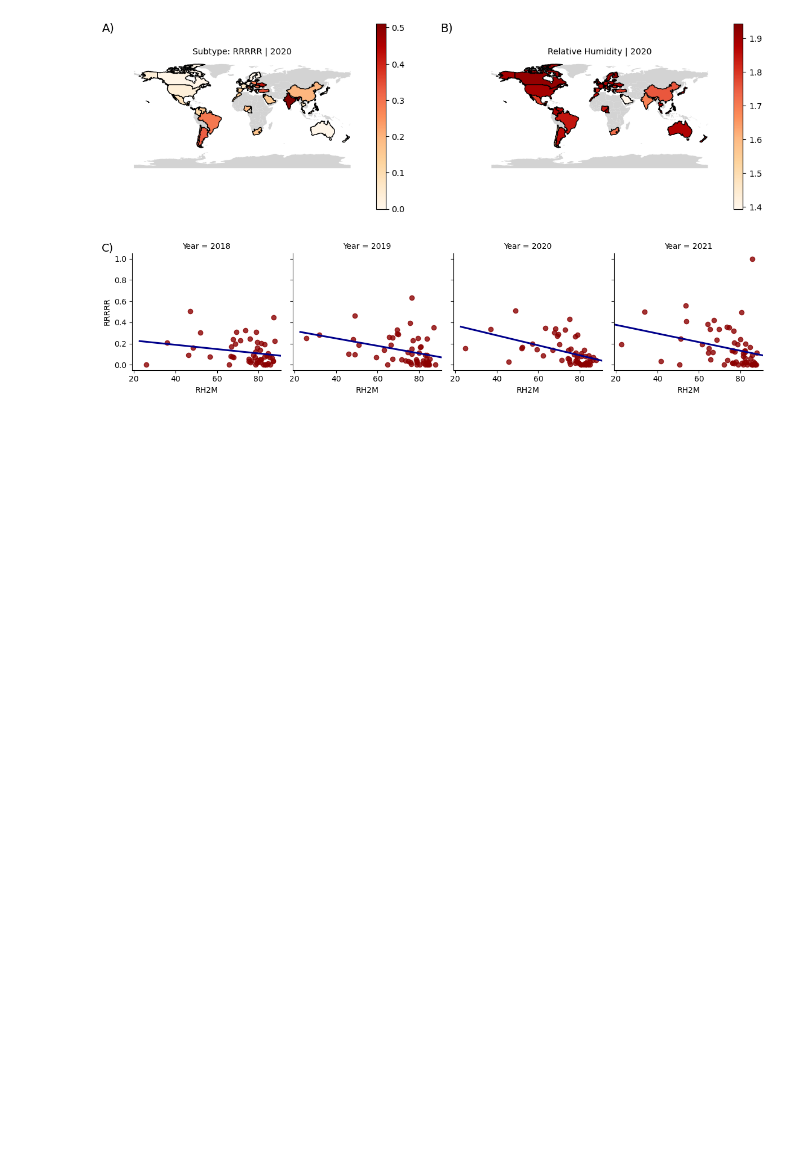
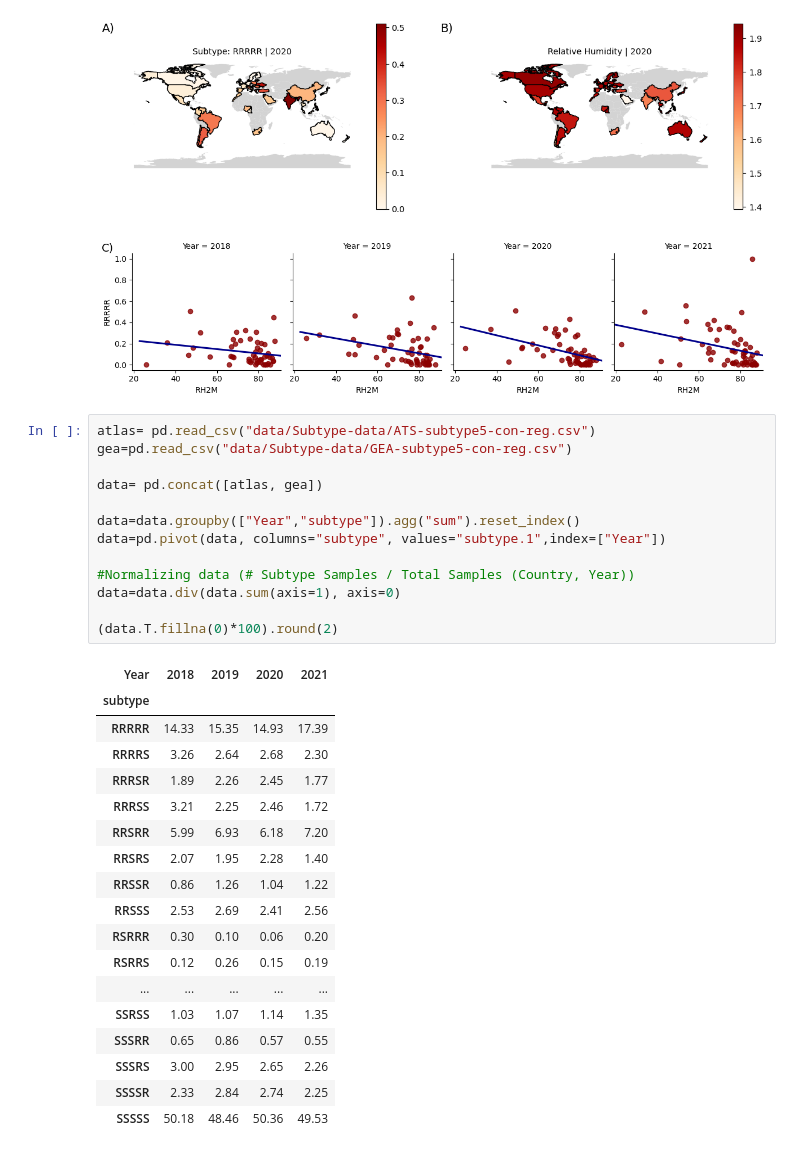
Before and after one commit to KutumLab/amr-vivli-ashoka-submission, a Jupyter notebook: data-analysis-combined.ipynb, the cells around one changed output. Drawn from its saved outputs; the diff is of its cells as text; blank space fills up the shorter version.

```diff
--- a/data-analysis-combined.ipynb
+++ b/data-analysis-combined.ipynb
@@ -310,3 +310,35 @@ plt.savefig("figures/figure-4-c-GEA-ATS.png", dpi=300)
 # %% [output]
 [figure]
 [figure]
+# %%
+atlas= pd.read_csv("data/Subtype-data/ATS-subtype5-con-reg.csv")
+gea=pd.read_csv("data/Subtype-data/GEA-subtype5-con-reg.csv")
+
+data= pd.concat([atlas, gea])
+
+data=data.groupby(["Year","subtype"]).agg("sum").reset_index()
+data=pd.pivot(data, columns="subtype", values="subtype.1",index=["Year"])
+
+#Normalizing data (# Subtype Samples / Total Samples (Country, Year))
+data=data.div(data.sum(axis=1), axis=0)
+
+(data.T.fillna(0)*100).round(2)
+# %% [output]
+| Year | 2018 | 2019 | 2020 | 2021 |
+| subtype |  |  |  |  |
+| RRRRR | 14.33 | 15.35 | 14.93 | 17.39 |
+| RRRRS | 3.26 | 2.64 | 2.68 | 2.30 |
+| RRRSR | 1.89 | 2.26 | 2.45 | 1.77 |
+| RRRSS | 3.21 | 2.25 | 2.46 | 1.72 |
+| RRSRR | 5.99 | 6.93 | 6.18 | 7.20 |
+| RRSRS | 2.07 | 1.95 | 2.28 | 1.40 |
+| RRSSR | 0.86 | 1.26 | 1.04 | 1.22 |
+| RRSSS | 2.53 | 2.69 | 2.41 | 2.56 |
+| RSRRR | 0.30 | 0.10 | 0.06 | 0.20 |
+| RSRRS | 0.12 | 0.26 | 0.15 | 0.19 |
+| ... | ... | ... | ... | ... |
+| SSRSS | 1.03 | 1.07 | 1.14 | 1.35 |
+| SSSRR | 0.65 | 0.86 | 0.57 | 0.55 |
+| SSSRS | 3.00 | 2.95 | 2.65 | 2.26 |
+| SSSSR | 2.33 | 2.84 | 2.74 | 2.25 |
+| SSSSS | 50.18 | 48.46 | 50.36 | 49.53 |
```
Also changed, not shown: 3 other files.
